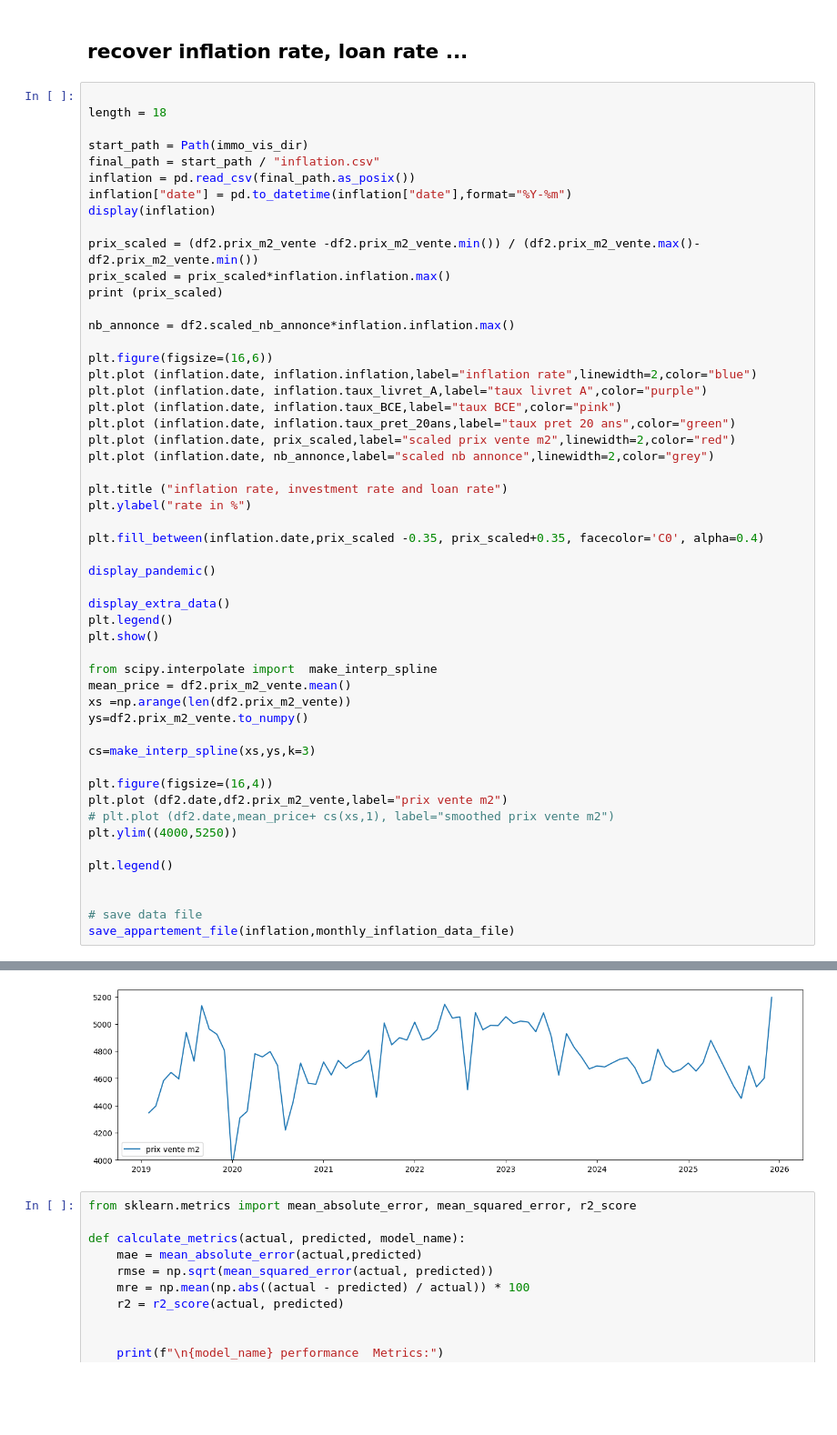
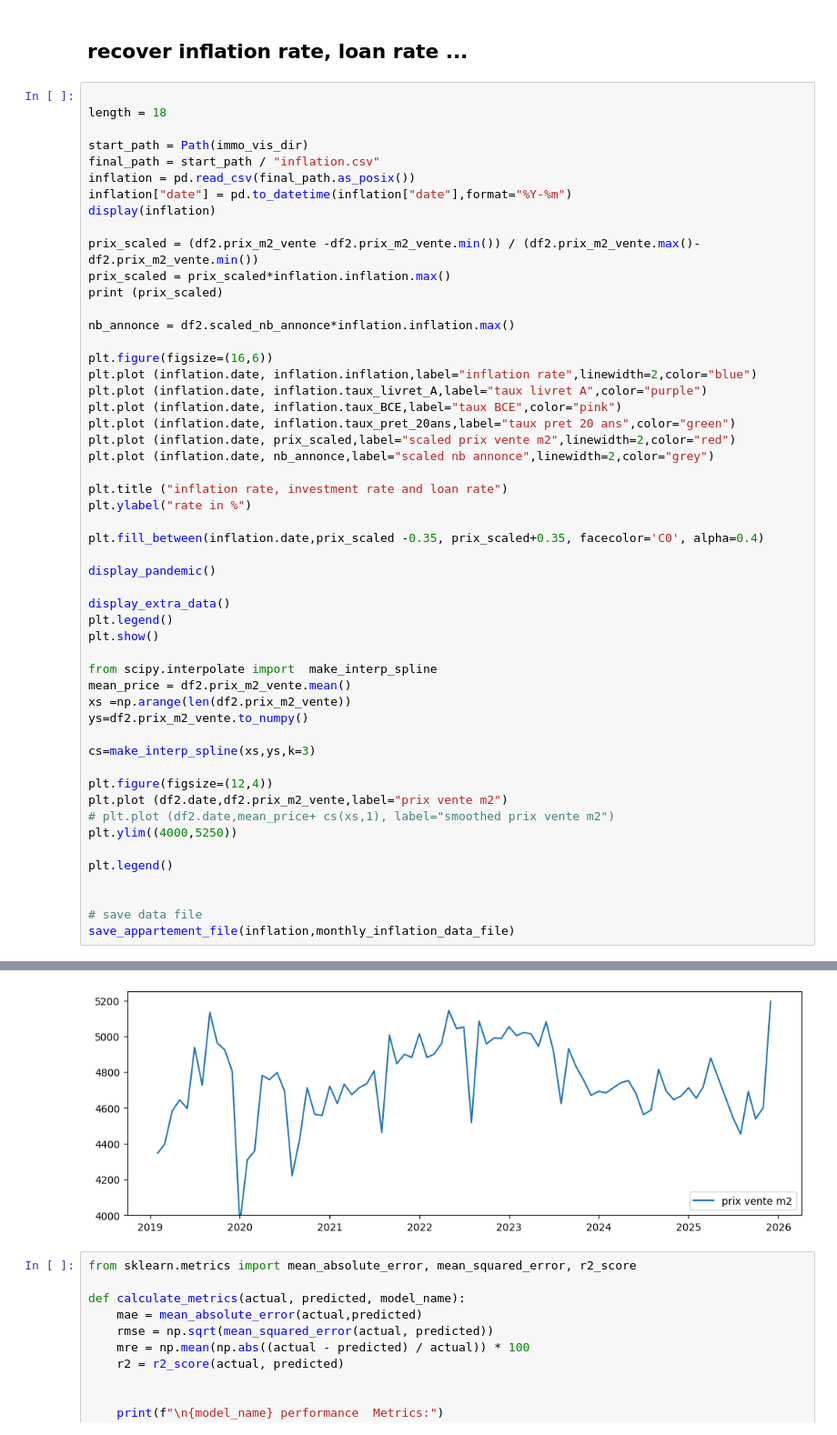
Before and after one commit to Clement2169/immocv, a Jupyter notebook: notebooks/PredictionAppartement.ipynb, the cells around one changed output, grey strips where cells are left out. Shown at 91% size. Cells and saved outputs as stored; diff of their text form; blank space fills up the shorter version.

```diff
--- a/notebooks/PredictionAppartement.ipynb
+++ b/notebooks/PredictionAppartement.ipynb
@@ -454,7 +454,7 @@ ys=df2.prix_m2_vente.to_numpy()
 
 cs=make_interp_spline(xs,ys,k=3)
 
-plt.figure(figsize=(16,4))
+plt.figure(figsize=(12,4))
 plt.plot (df2.date,df2.prix_m2_vente,label="prix vente m2")
 # plt.plot (df2.date,mean_price+ cs(xs,1), label="smoothed prix vente m2")
 plt.ylim((4000,5250))
@@ -496,4 +495,4 @@ Freq: MS, Name: prix_m2_vente, Length: 83, dtype: float64
-[figure, old version]
+[figure, new version]
 # %%
 from sklearn.metrics import mean_absolute_error, mean_squared_error, r2_score
 
```
Also changed, not shown: parts of 2 cells of this notebook.
